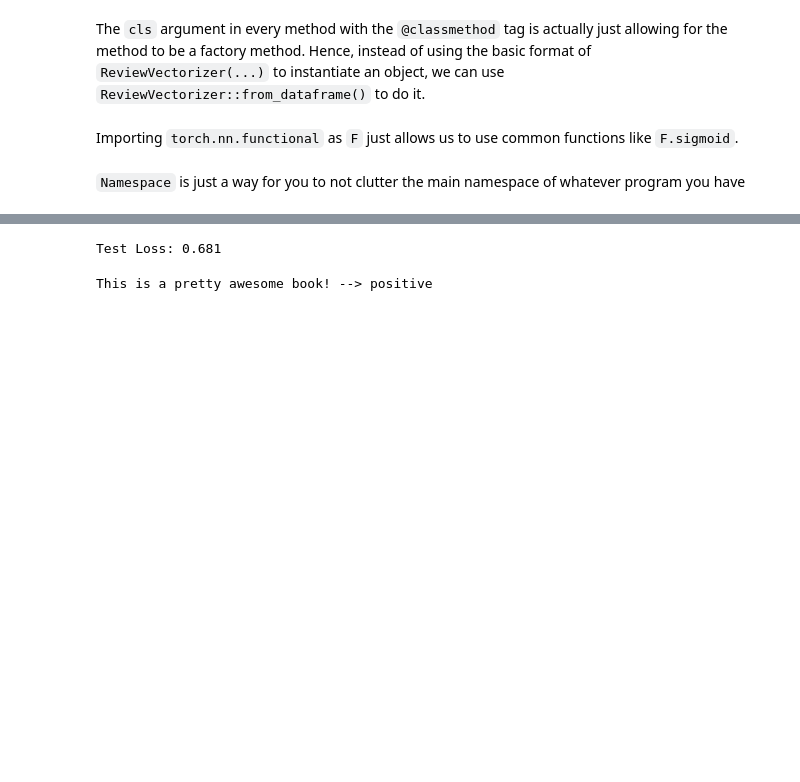
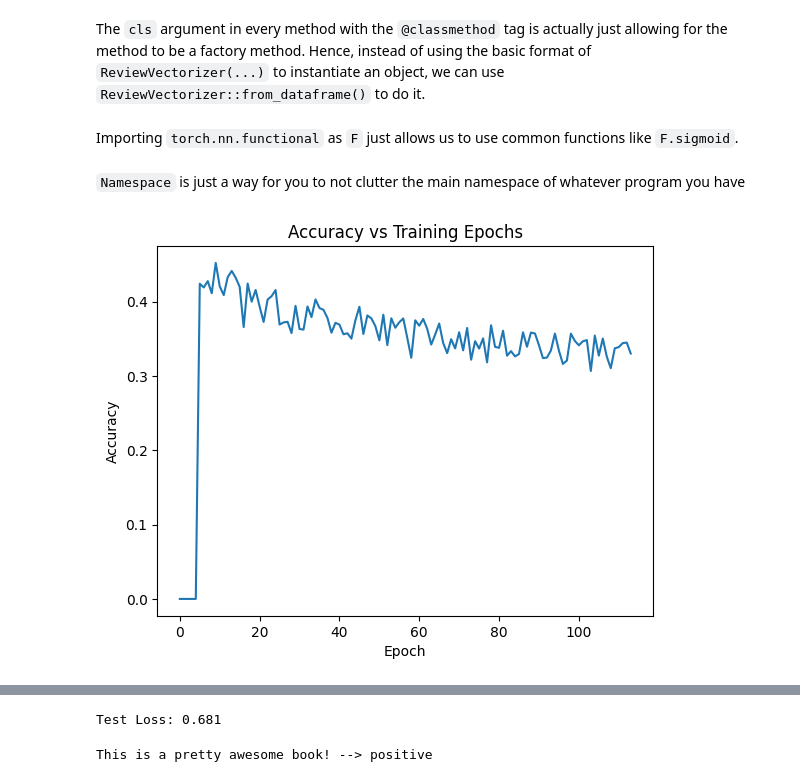
Before and after one commit to wilsonwid/pytorch-stuff, a Jupyter notebook: nlp-with-pytorch/03-neural-network-foundations.ipynb, the cells around one changed output, grey strips where cells are left out. Drawn from its saved outputs; the diff is of its cells as text; code cells hidden in the pictures; blank space fills up the shorter version.

```diff
--- a/nlp-with-pytorch/03-neural-network-foundations.ipynb
+++ b/nlp-with-pytorch/03-neural-network-foundations.ipynb
@@ -388,3 +388,11 @@ for batch_index, batch_dict in enumerate(batch_generator):
     running_loss += (loss_batch - running_loss) / (batch_index + 1)
 
 train_state["test_loss"] = running_loss
+# %%
+plt.plot(train_state["train_acc"])
+plt.xlabel("Epoch")
+plt.ylabel("Accuracy")
+plt.title("Accuracy vs Training Epochs")
+plt.show()
+# %% [output]
+[figure, added]
```
Also changed, not shown: parts of 2 cells of this notebook.
